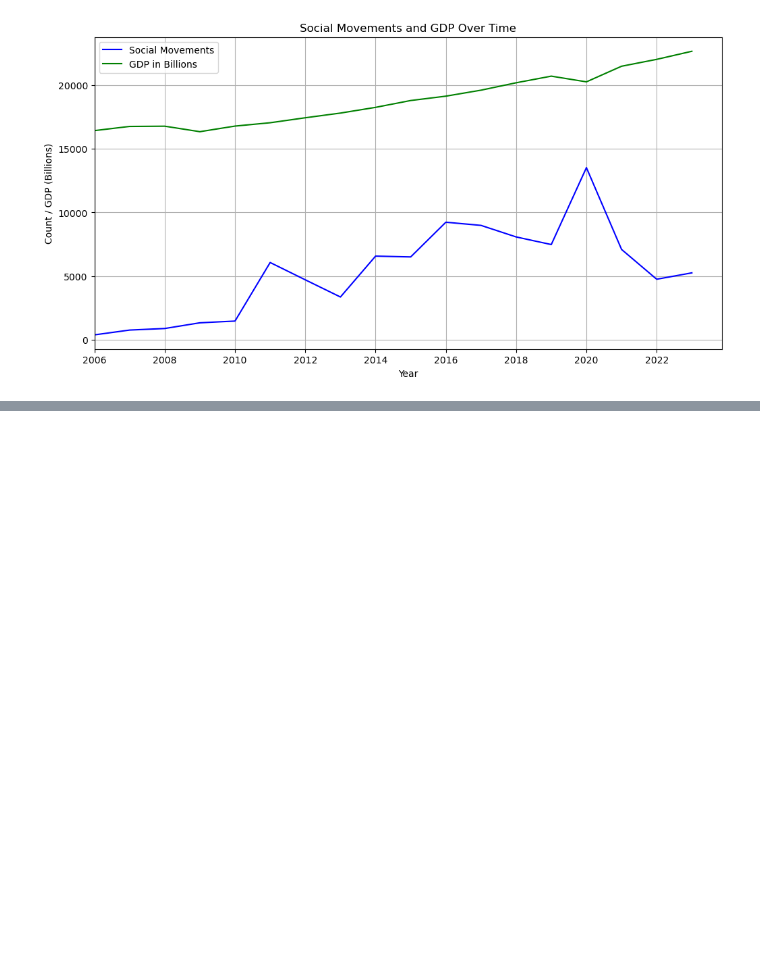
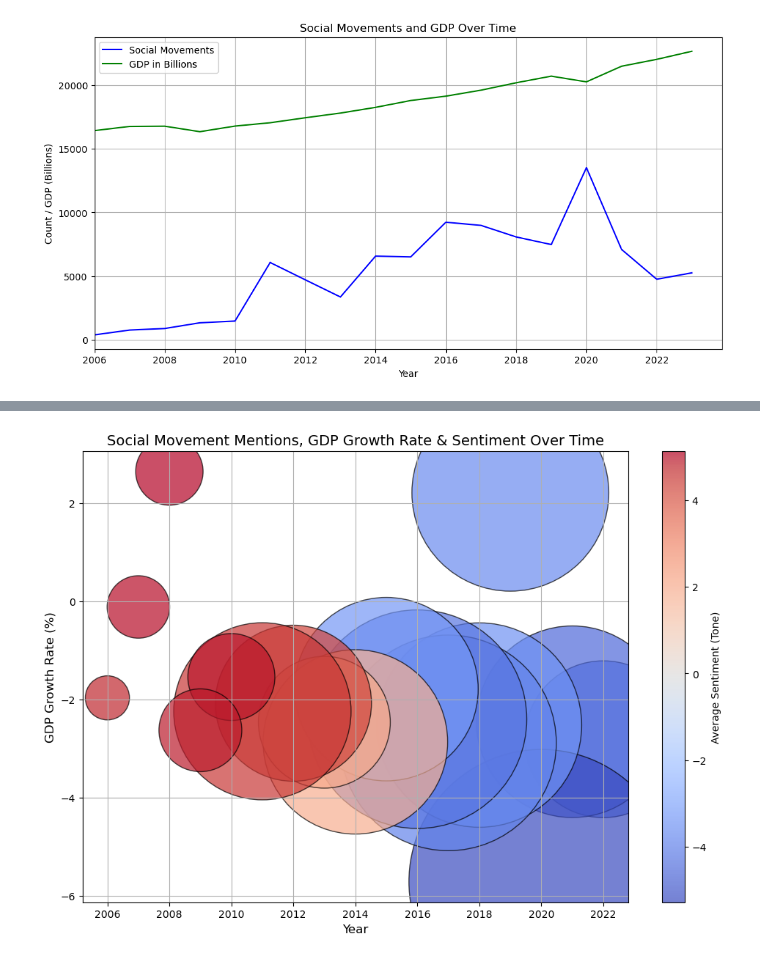
Before and after one commit to lse-ds105/ds105a-2024-project-data_dazzlers, a Jupyter notebook: code/Visualisations/NB03_gdp_social_movements.ipynb, the cells around one changed output, grey strips where cells are left out. Drawn from its saved outputs; the diff is of its cells as text; code cells hidden in the pictures; blank space fills up the shorter version.

```diff
--- a/code/Visualisations/NB03_gdp_social_movements.ipynb
+++ b/code/Visualisations/NB03_gdp_social_movements.ipynb
@@ -353,0 +358,67 @@ conn.close()
+# %%
+import sqlite3
+import pandas as pd
+import matplotlib.pyplot as plt
+import seaborn as sns
+
+# Connect to the SQLite database
+db_path = "../../data/processed/social_movements.db"
+conn = sqlite3.connect(db_path)
+
+# Query GDP data
+gdp_query = "SELECT Date, GDP_Billions FROM FRED"
+gdp_df = pd.read_sql_query(gdp_query, conn)
+
+# Query Social Movements data
+social_query = """
+SELECT SUBSTR(Date, 1, 4) AS Year, COUNT(*) AS NumMentions, AVG(AvgTone) AS AvgTone
+FROM SocialMovements
+GROUP BY Year
+ORDER BY Year;
+"""
+social_df = pd.read_sql_query(social_query, conn)
+
+# Ensure date column is in datetime format
+gdp_df["Date"] = pd.to_datetime(gdp_df["Date"], errors='coerce')
+gdp_df.dropna(subset=["Date"], inplace=True)
+
+# Extract Year from GDP data and convert to integer
+gdp_df["Year"] = gdp_df["Date"].dt.year.astype(int)
+
+# Convert Year column in social_df to integer
+social_df["Year"] = social_df["Year"].astype(int)
+
+# Calculate GDP growth rate
+gdp_df["GDP_Growth"] = gdp_df["GDP_Billions"].pct_change() * 100  # Convert to percentage
+gdp_df.dropna(inplace=True)  # Remove first row with NaN growth rate
+
+# Merge GDP and social movements data on Year
+merged_df = pd.merge(gdp_df, social_df, on="Year", how="inner")
+
+# Create Bubble Chart
+plt.figure(figsize=(12, 8))
+scatter = plt.scatter(
+    merged_df["Year"],
+    merged_df["GDP_Growth"],
+    s=merged_df["NumMentions"] * 5,  # Scale bubble size
+    c=merged_df["AvgTone"],  # Color by sentiment
+    cmap="coolwarm",  # Blue for negative, red for positive
+    alpha=0.7,  # Transparency for clarity
+    edgecolors="k"  # Black edge for contrast
+)
+
+# Add color bar for sentiment
+cbar = plt.colorbar(scatter)
+cbar.set_label("Average Sentiment (Tone)")
+
+# Labels and title
+plt.xlabel("Year", fontsize=12)
+plt.ylabel("GDP Growth Rate (%)", fontsize=12)
+plt.title("Social Movement Mentions, GDP Growth Rate & Sentiment Over Time", fontsize=14)
+plt.grid(True)
+
+plt.show()
+
+conn.close()
+# %% [output]
+[figure, added]
```
Also changed, not shown: parts of 4 cells of this notebook, 5 other files.
